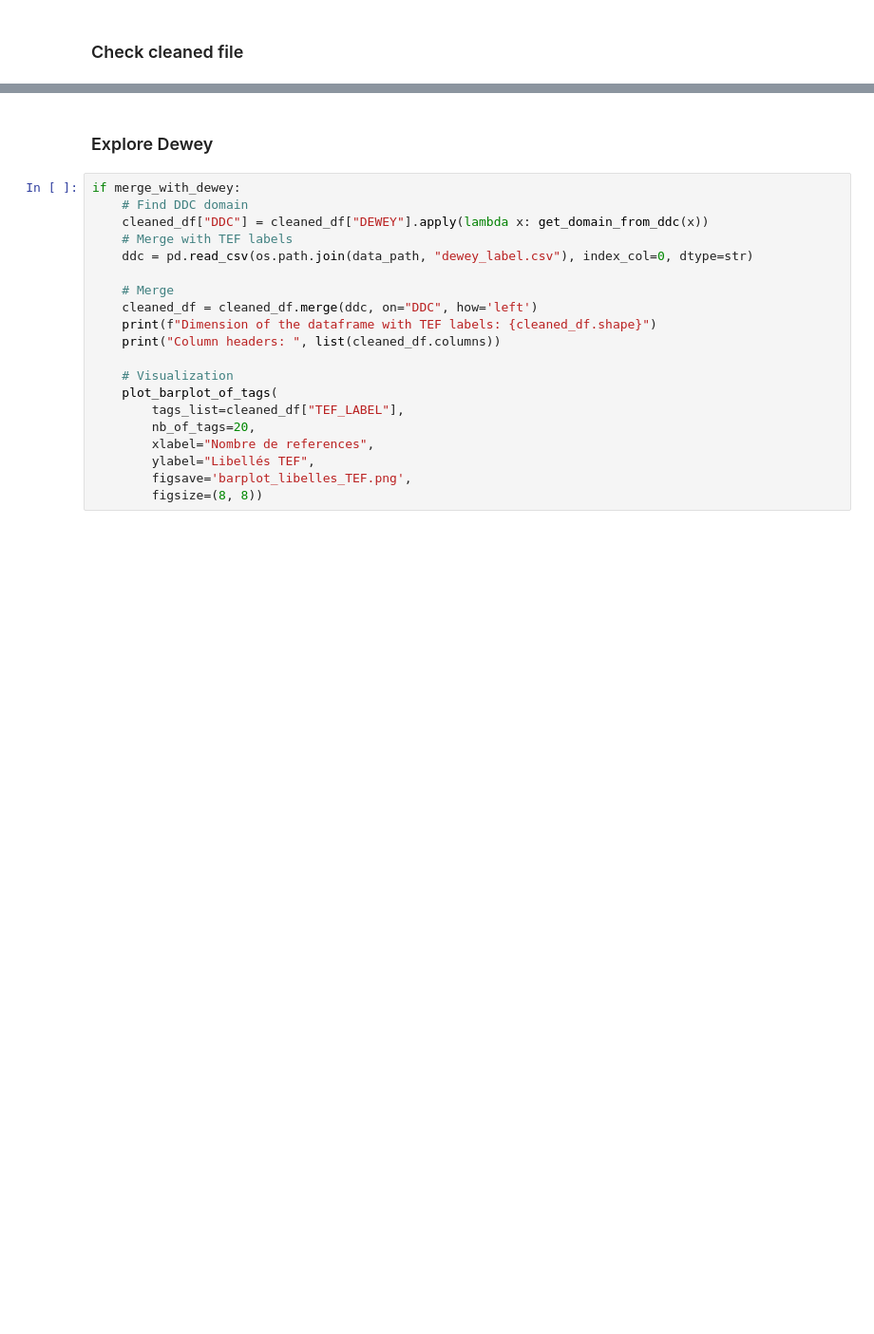
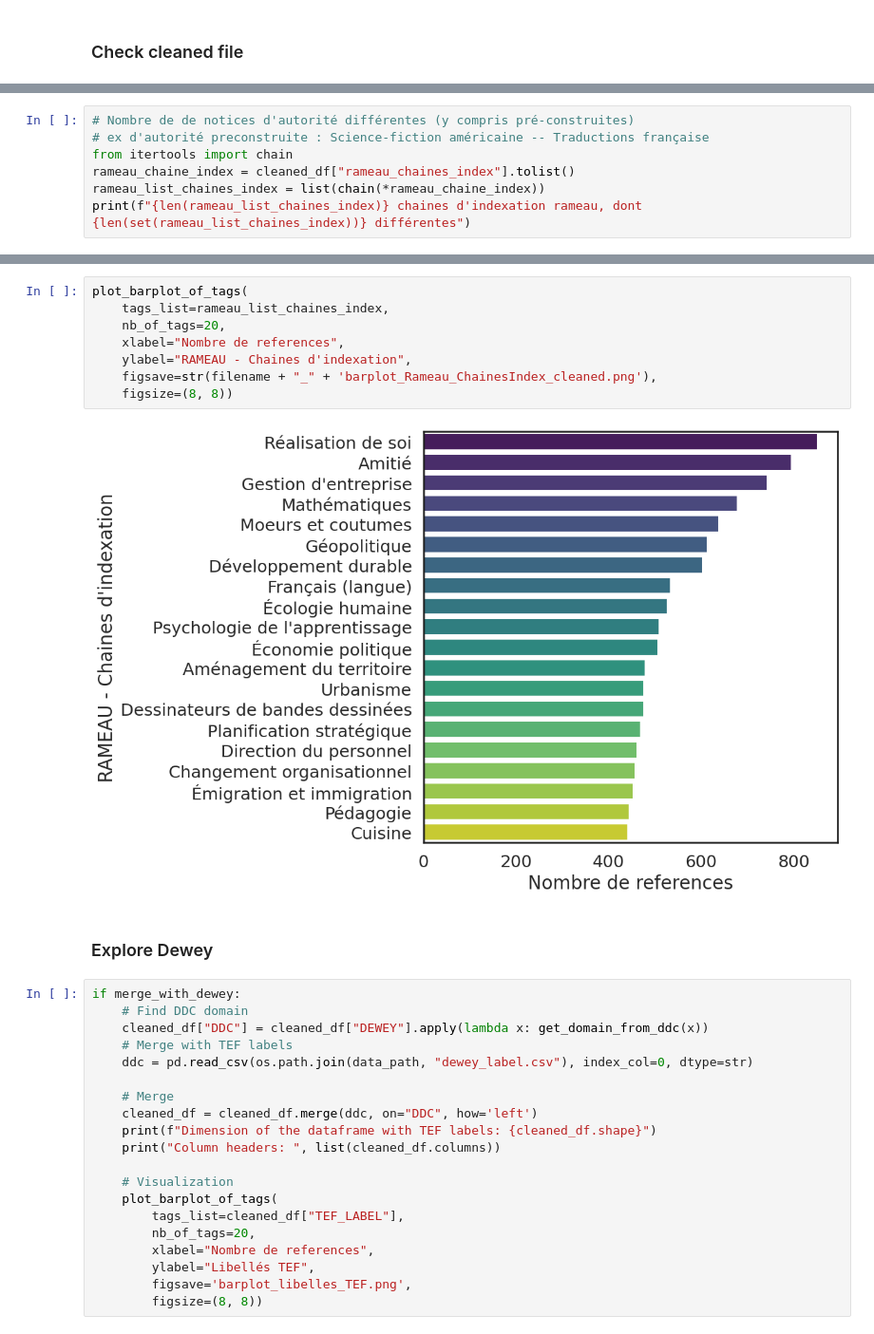
Before and after one commit to abes-esr/labo-indexation-ai, a Jupyter notebook: NoticeExtraction_cleaning.ipynb, the cells around one changed output, grey strips where cells are left out. Shown at 95% size. Cells and saved outputs as stored; diff of their text form; blank space fills up the shorter version.

```diff
--- a/NoticeExtraction_cleaning.ipynb
+++ b/NoticeExtraction_cleaning.ipynb
@@ -394,0 +413,7 @@ plot_wordcloud(keywords2, save_file=str(filename + "_" + "rameau_concepts_wordcl
+# %%
+# Nombre de de notices d'autorité différentes (y compris pré-construites)
+# ex d'autorité preconstruite : Science-fiction américaine -- Traductions française
+from itertools import chain
+rameau_chaine_index = cleaned_df["rameau_chaines_index"].tolist()
+rameau_list_chaines_index = list(chain(*rameau_chaine_index))
+print(f"{len(rameau_list_chaines_index)} chaines d'indexation rameau, dont {len(set(rameau_list_chaines_index))} différentes")
@@ -395,3 +446,13 @@ plot_wordcloud(keywords2, save_file=str(filename + "_" + "rameau_concepts_wordcl
+# %%
+plot_barplot_of_tags(
+    tags_list=rameau_list_chaines_index,
+    nb_of_tags=20,
+    xlabel="Nombre de references",
+    ylabel="RAMEAU - Chaines d'indexation",
+    figsave=str(filename + "_" + 'barplot_Rameau_ChainesIndex_cleaned.png'),
+    figsize=(8, 8))
+# %% [output]
+[figure, added]
 # %% [markdown]
 ### Explore Dewey
 # %%
```
Also changed, not shown: parts of 20 cells of this notebook, 2 other files.
